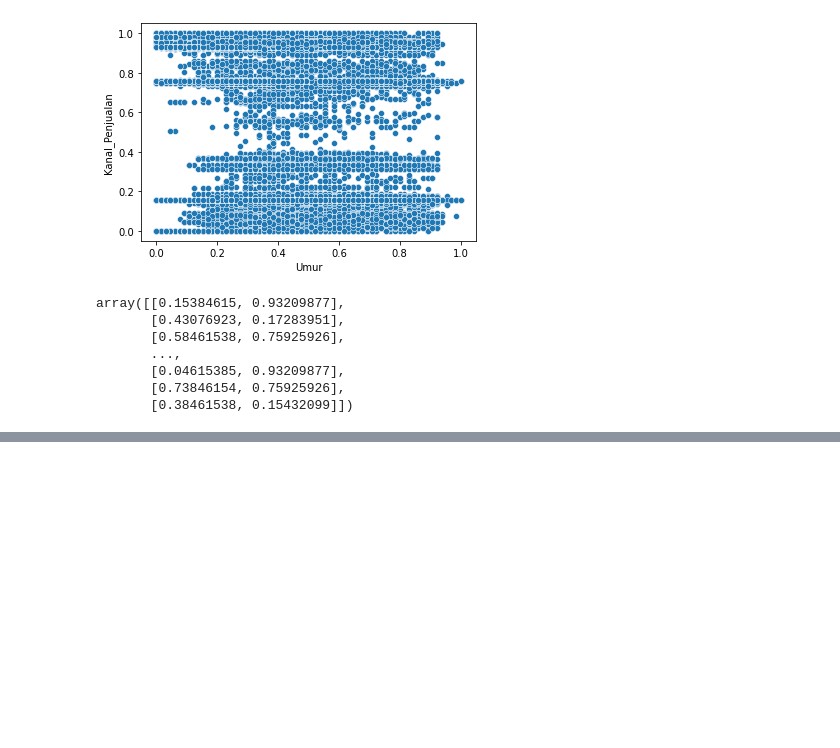
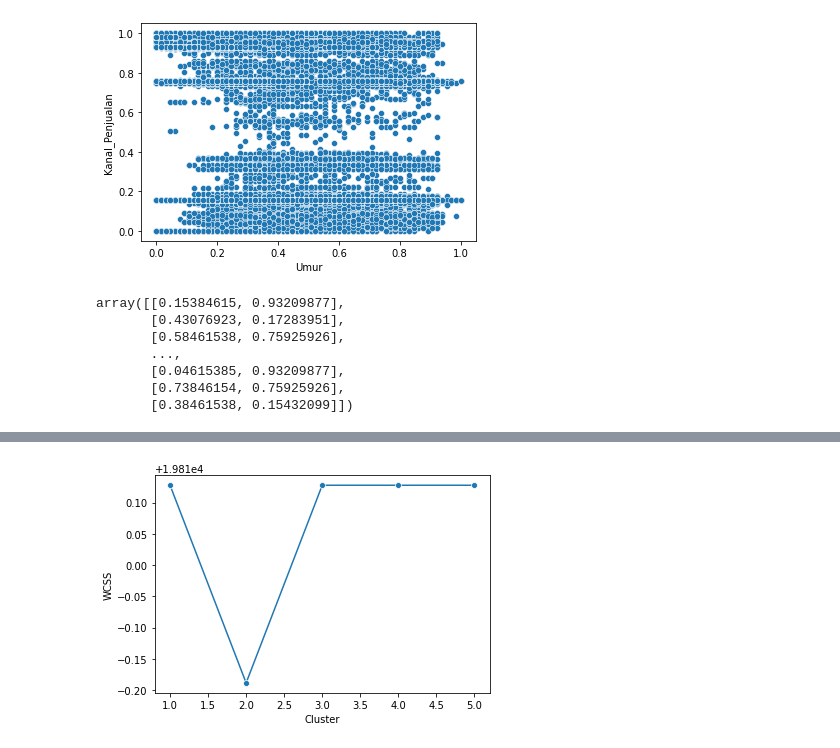
Before and after one commit to serlysetyani/Tugas1_Machine-Learning_Kmeans_Clustering, a Jupyter notebook: Tugas1_Clustering_kMeans_1301190225.ipynb, the cells around one changed output, grey strips where cells are left out. Cells and saved outputs as stored; diff of their text form; code cells hidden in the pictures; blank space fills up the shorter version.

```diff
--- a/Tugas1_Clustering_kMeans_1301190225.ipynb
+++ b/Tugas1_Clustering_kMeans_1301190225.ipynb
@@ -197,0 +266,13 @@ plt.show()
+# %%
+cost_list = []
+for k in range(1, 6):
+  centroids, cluster = k_means(x, k2)
+  cost_result = calculate_wcss(x, centroids, cluster)
+  cost_list.append(cost_result)
+
+sn.lineplot(x = range(1, 6), y = cost_list, marker = 'o')
+plt.xlabel('Cluster')
+plt.ylabel('WCSS')
+plt.show()
+# %% [output]
+[figure, added]
```
Also changed, not shown: parts of 14 cells of this notebook.
